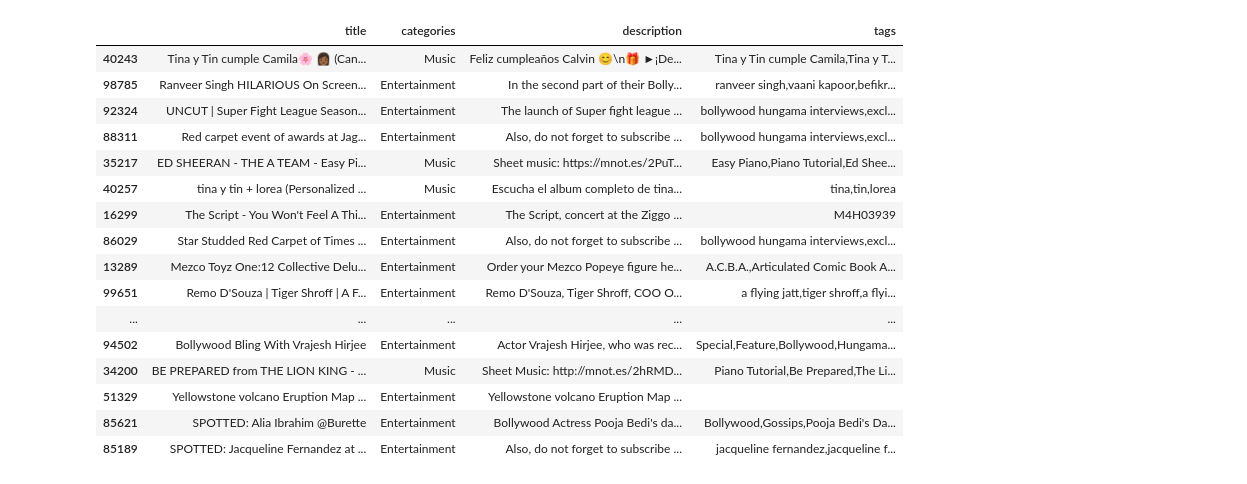
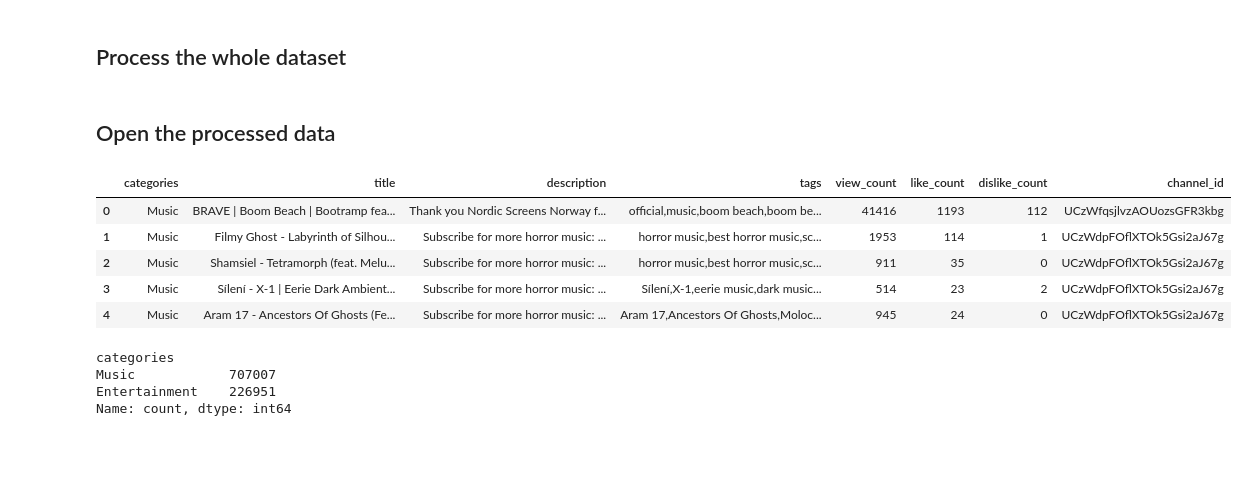
Before and after one commit to epfl-ada/ada-2024-project-tropicaltoucansinsight, a Jupyter notebook: collaborations.ipynb, the cells around one changed output. Drawn from its saved outputs; the diff is of its cells as text; code cells hidden in the pictures; blank space fills up the shorter version.

```diff
--- a/collaborations.ipynb
+++ b/collaborations.ipynb
@@ -75,21 +111,0 @@ test_data = pd.read_json(DATA_FILE, lines=True, compression="gzip", nrows=100000
-# %%
-processed_df = preprocess_collaborations(test_data)
-processed_df[['title', 'categories','description', 'tags']].sample(50)
-# %% [output]
-|  | title | categories | description | tags |
-| 40243 | Tina y Tin cumple Camila🌸 👩🏾 (Can... | Music | Feliz cumpleaños Calvin 😊\n🎁 ►¡De... | Tina y Tin cumple Camila,Tina y T... |
-| 98785 | Ranveer Singh HILARIOUS On Screen... | Entertainment | In the second part of their Bolly... | ranveer singh,vaani kapoor,befikr... |
-| 92324 | UNCUT | Super Fight League Season... | Entertainment | The launch of Super fight league ... | bollywood hungama interviews,excl... |
-| 88311 | Red carpet event of awards at Jag... | Entertainment | Also, do not forget to subscribe ... | bollywood hungama interviews,excl... |
-| 35217 | ED SHEERAN - THE A TEAM - Easy Pi... | Music | Sheet music: https://mnot.es/2PuT... | Easy Piano,Piano Tutorial,Ed Shee... |
-| 40257 | tina y tin + lorea (Personalized ... | Music | Escucha el album completo de tina... | tina,tin,lorea |
-| 16299 | The Script - You Won't Feel A Thi... | Entertainment | The Script, concert at the Ziggo ... | M4H03939 |
-| 86029 | Star Studded Red Carpet of Times ... | Entertainment | Also, do not forget to subscribe ... | bollywood hungama interviews,excl... |
-| 13289 | Mezco Toyz One:12 Collective Delu... | Entertainment | Order your Mezco Popeye figure he... | A.C.B.A.,Articulated Comic Book A... |
-| 99651 | Remo D'Souza | Tiger Shroff | A F... | Entertainment | Remo D'Souza, Tiger Shroff, COO O... | a flying jatt,tiger shroff,a flyi... |
-| ... | ... | ... | ... | ... |
-| 94502 | Bollywood Bling With Vrajesh Hirjee | Entertainment | Actor Vrajesh Hirjee, who was rec... | Special,Feature,Bollywood,Hungama... |
-| 34200 | BE PREPARED from THE LION KING - ... | Music | Sheet Music: http://mnot.es/2hRMD... | Piano Tutorial,Be Prepared,The Li... |
-| 51329 | Yellowstone volcano Eruption Map ... | Entertainment | Yellowstone volcano Eruption Map ... |  |
-| 85621 | SPOTTED: Alia Ibrahim @Burette | Entertainment | Bollywood Actress Pooja Bedi's da... | Bollywood,Gossips,Pooja Bedi's Da... |
-| 85189 | SPOTTED: Jacqueline Fernandez at ... | Entertainment | Also, do not forget to subscribe ... | jacqueline fernandez,jacqueline f... |
@@ -115,0 +112,2 @@ def is_significant(collab_score, non_collab_score, threshold=0.1):
+# %% [markdown]
+## Process the whole dataset
@@ -115,0 +145,21 @@ def is_significant(collab_score, non_collab_score, threshold=0.1):
+# %% [markdown]
+## Open the processed data
+# %%
+# Load the processed data and display the first few rows
+df_collaborations = pd.read_json('data/collaborations.jsonl.gz', lines=True, compression='gzip')
+df_collaborations.head()
+# %% [output]
+|  | categories | title | description | tags | view_count | like_count | dislike_count | channel_id |
+| 0 | Music | BRAVE | Boom Beach | Bootramp fea... | Thank you Nordic Screens Norway f... | official,music,boom beach,boom be... | 41416 | 1193 | 112 | UCzWfqsjlvzAOUozsGFR3kbg |
+| 1 | Music | Filmy Ghost - Labyrinth of Silhou... | Subscribe for more horror music: ... | horror music,best horror music,sc... | 1953 | 114 | 1 | UCzWdpFOflXTOk5Gsi2aJ67g |
+| 2 | Music | Shamsiel - Tetramorph (feat. Melu... | Subscribe for more horror music: ... | horror music,best horror music,sc... | 911 | 35 | 0 | UCzWdpFOflXTOk5Gsi2aJ67g |
+| 3 | Music | Sílení - X-1 | Eerie Dark Ambient... | Subscribe for more horror music: ... | Sílení,X-1,eerie music,dark music... | 514 | 23 | 2 | UCzWdpFOflXTOk5Gsi2aJ67g |
+| 4 | Music | Aram 17 - Ancestors Of Ghosts (Fe... | Subscribe for more horror music: ... | Aram 17,Ancestors Of Ghosts,Moloc... | 945 | 24 | 0 | UCzWdpFOflXTOk5Gsi2aJ67g |
+# %%
+# Display the number of collaborations in each category
+df_collaborations.value_counts('categories')
+# %% [output]
+categories
+Music            707007
+Entertainment    226951
+Name: count, dtype: int64
```
Also changed, not shown: parts of 28 cells of this notebook.
